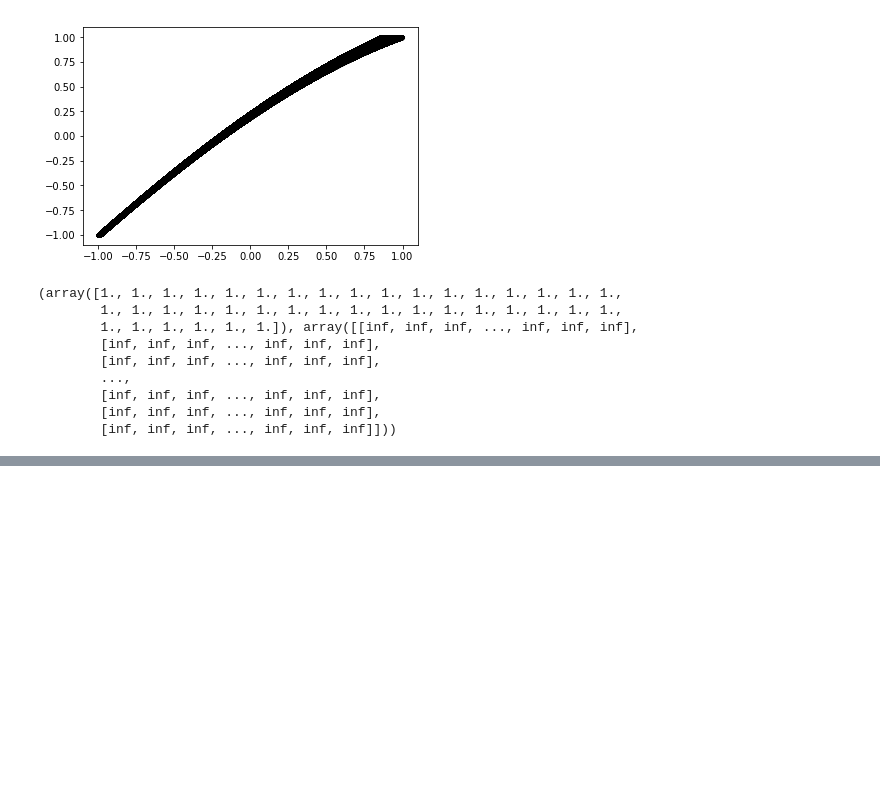
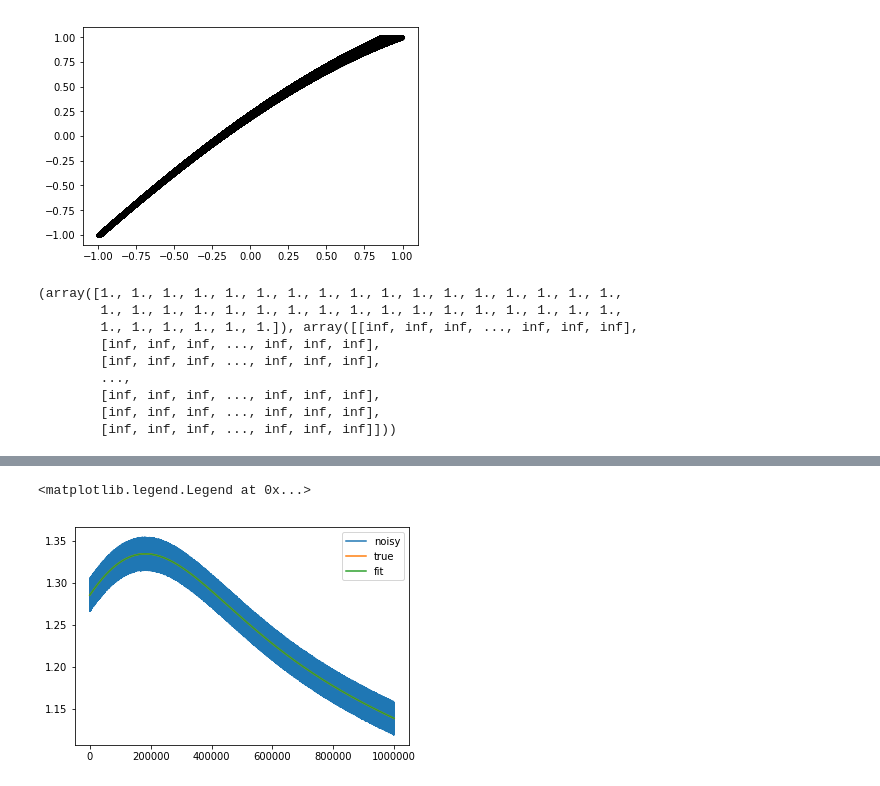
Before and after one commit to spestana/goes-ortho, a Jupyter notebook: scratchspace.ipynb, the cells around one changed output, grey strips where cells are left out. Drawn from its saved outputs; the diff is of its cells as text; code cells hidden in the pictures; blank space fills up the shorter version.

```diff
--- a/scratchspace.ipynb
+++ b/scratchspace.ipynb
@@ -140,0 +203,10 @@ a
+# %%
+fit = map2rpc((x,y,z),*popt)
+# %%
+plt.plot(noisy,label="noisy")
+plt.plot(true,label="true")
+plt.plot(fit,label="fit")
+plt.legend()
+# %% [output]
+<matplotlib.legend.Legend at 0x...>
+[figure, added]
```
Also changed, not shown: parts of 19 cells of this notebook.
